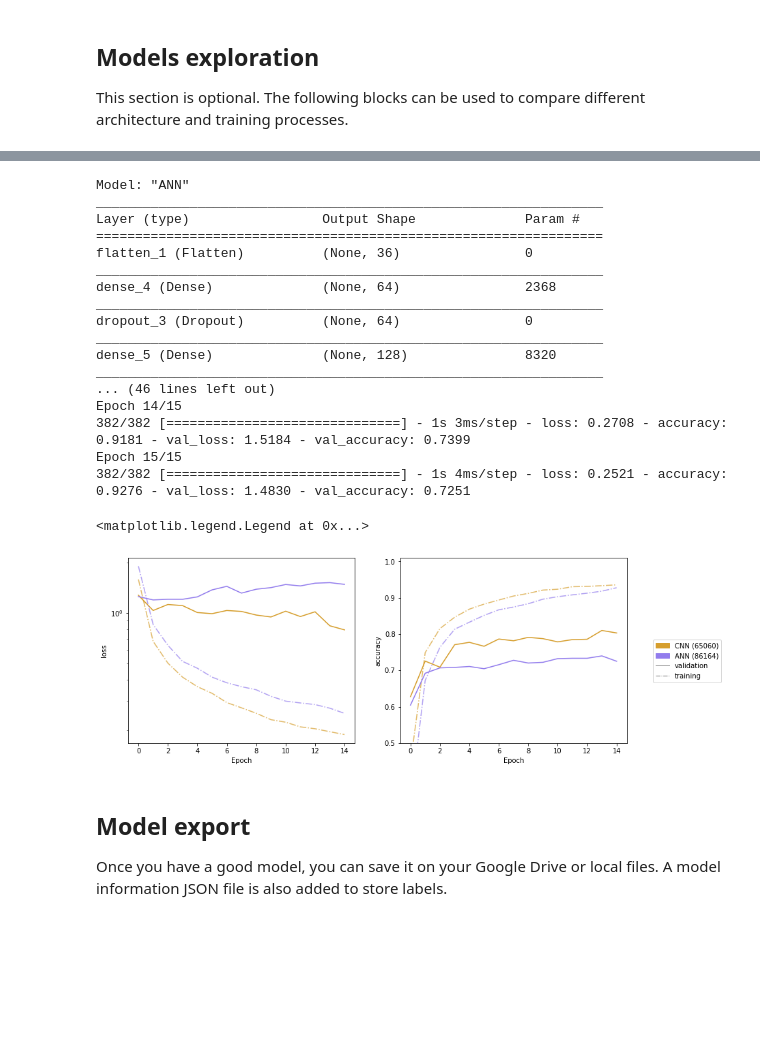
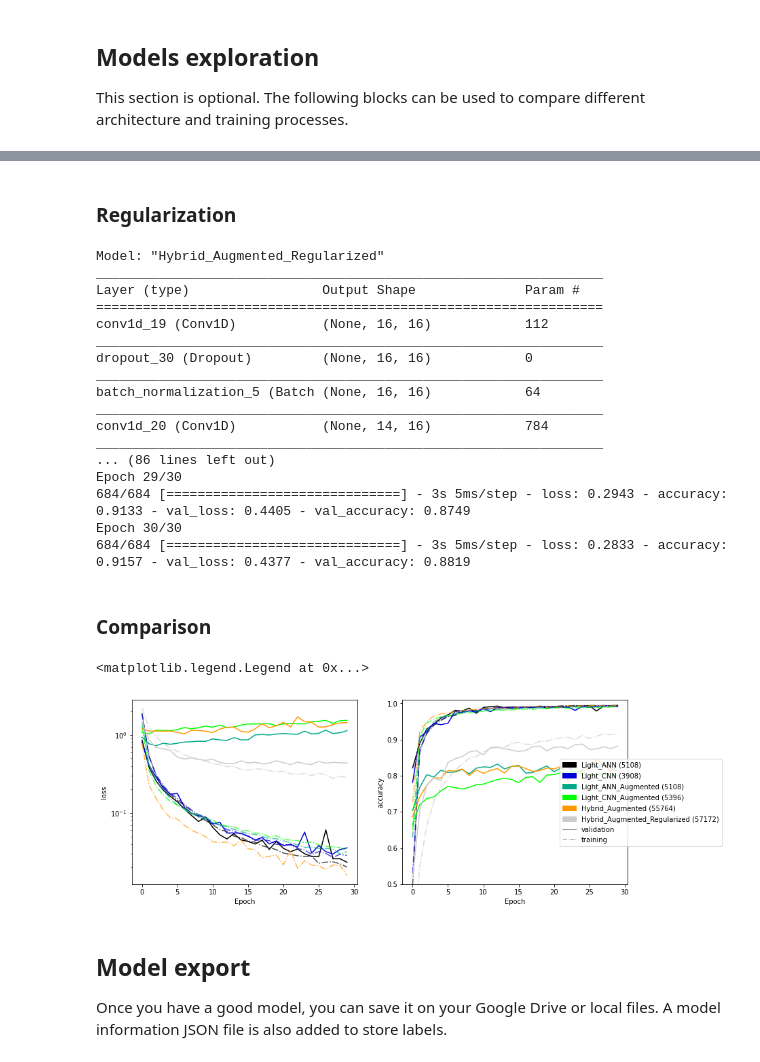
Before and after one commit to ArthurFDLR/pose-classification-kit, a Jupyter notebook: examples/body_pose_classification.ipynb, the cells around one changed output, grey strips where cells are left out. Drawn from its saved outputs; the diff is of its cells as text; code cells hidden in the pictures; blank space fills up the shorter version.

Commit message:
✨Improve model

```diff
--- a/examples/body_pose_classification.ipynb
+++ b/examples/body_pose_classification.ipynb
@@ -113,4 +118,4 @@ model_train_history = {}
 input_dim = x_train.shape[1:]
 output_dim = len(dataset['labels'])
 validation_split = 0.20
-epochs = 15
+epochs = 30
@@ -171,20 +364,27 @@ Epoch 15/15
+# %% [markdown]
+### Regularization
 # %%
 model = keras.models.Sequential(
-    name = 'ANN',
+    name = 'Hybrid_Augmented_Regularized',
     layers =
     [
         keras.layers.InputLayer(input_shape=input_dim),
+     keras.layers.Conv1D(16, 3, activation='relu'),
+     keras.layers.Dropout(.2),
+     keras.layers.BatchNormalization(),
+     keras.layers.Conv1D(16, 3, activation='relu'),
+     keras.layers.Dropout(.2),
+     keras.layers.BatchNormalization(),
         keras.layers.Flatten(),
+        keras.layers.Dense(128, activation=keras.activations.relu),
+     keras.layers.Dropout(.3),
+     keras.layers.BatchNormalization(),
+        keras.layers.Dense(128, activation=keras.activations.relu),
+     keras.layers.Dropout(.3),
+     keras.layers.BatchNormalization(),
         keras.layers.Dense(64, activation=keras.activations.relu),
-        keras.layers.Dropout(0.3),
-        keras.layers.Dense(128, activation=keras.activations.relu),
-        keras.layers.Dropout(0.3),
-        keras.layers.Dense(256, activation=keras.activations.relu),
-        keras.layers.Dropout(0.3),
-        keras.layers.Dense(128, activation=keras.activations.relu),
-        keras.layers.Dropout(0.3),
-        keras.layers.Dense(64, activation=keras.activations.relu),
-        keras.layers.Dropout(0.3),
+     keras.layers.Dropout(.3),
+     keras.layers.BatchNormalization(),
         keras.layers.Dense(output_dim, activation=keras.activations.softmax),
     ]
 )
@@ -200,63 +400,62 @@ model_train_history[model] = model.fit(
     x=x_train_augmented,
     y=y_train_augmented,
     epochs=epochs,
-    batch_size=32,
+    batch_size=16,
     validation_split=validation_split,
     shuffle=True,
     verbose=1,
 )
 # %% [output]
-Model: "ANN"
+Model: "Hybrid_Augmented_Regularized"
 _________________________________________________________________
 Layer (type)                 Output Shape              Param #
 =================================================================
-flatten_1 (Flatten)          (None, 36)                0
+conv1d_19 (Conv1D)           (None, 16, 16)            112
 _________________________________________________________________
-dense_4 (Dense)              (None, 64)                2368
+dropout_30 (Dropout)         (None, 16, 16)            0
 _________________________________________________________________
-dropout_3 (Dropout)          (None, 64)                0
+batch_normalization_5 (Batch (None, 16, 16)            64
 _________________________________________________________________
-dense_5 (Dense)              (None, 128)               8320
+conv1d_20 (Conv1D)           (None, 14, 16)            784
 _________________________________________________________________
-... (46 lines left out)
-Epoch 14/15
-382/382 [==============================] - 1s 3ms/step - loss: 0.2708 - accuracy: 0.9181 - val_loss: 1.5184 - val_accuracy: 0.7399
-Epoch 15/15
-382/382 [==============================] - 1s 4ms/step - loss: 0.2521 - accuracy: 0.9276 - val_loss: 1.4830 - val_accuracy: 0.7251
+... (86 lines left out)
+Epoch 29/30
+684/684 [==============================] - 3s 5ms/step - loss: 0.2943 - accuracy: 0.9133 - val_loss: 0.4405 - val_accuracy: 0.8749
+Epoch 30/30
+684/684 [==============================] - 3s 5ms/step - loss: 0.2833 - accuracy: 0.9157 - val_loss: 0.4377 - val_accuracy: 0.8819
+# %% [markdown]
+### Comparison
 # %%
 fig, axs = plt.subplots(1, 2, figsize=(14,5))
-colors_graph = ["#d69e2d",
-                "#927ced",
-                "#73bd4d",
-                "#e462c0",
-                "#eb5e52"]
+colors_graph = plt.cm.get_cmap("nipy_spectral", len(model_train_history))
 handles = []
 
-for (model, history), color in zip(model_train_history.items(), colors_graph):
+for i, (model, history) in enumerate(model_train_history.items()):
+    color = colors_graph(i)
     label = '{} ({})'.format(model.name, model.count_params())
     axs[0].plot(history.history['loss'], c=color, ls='-.', alpha=.7)
     axs[1].plot(history.history['accuracy'], c=color, ls='-.', alpha=.7)
     axs[0].plot(history.history['val_loss'], c=color)
     axs[1].plot(history.history['val_accuracy'], c=color)
     handles.append(mpatches.Patch(color=color, label=label))
 
 for ax in axs:
     ax.set_xlabel('Epoch')
 axs[0].set_ylabel('loss')
 axs[0].set_yscale('log')
 axs[1].set_ylabel('accuracy')
 axs[1].set_ylim(0.5,1.01)
 
 handles.append(Line2D([0], [0], color='grey', lw=1, ls='-', label='validation'))
 handles.append(Line2D([0], [0], color='grey', lw=1, ls='-.', label='training'))
 
 fig.subplots_adjust(right=0.85)
 fig.legend(handles=handles,
            loc="center right",
            borderaxespad=1)
 # %% [output]
 <matplotlib.legend.Legend at 0x...>
-[figure, old version]
+[figure, new version]
 # %% [markdown]
 ## Model export
 
```
Also changed, not shown: parts of 9 cells of this notebook.
